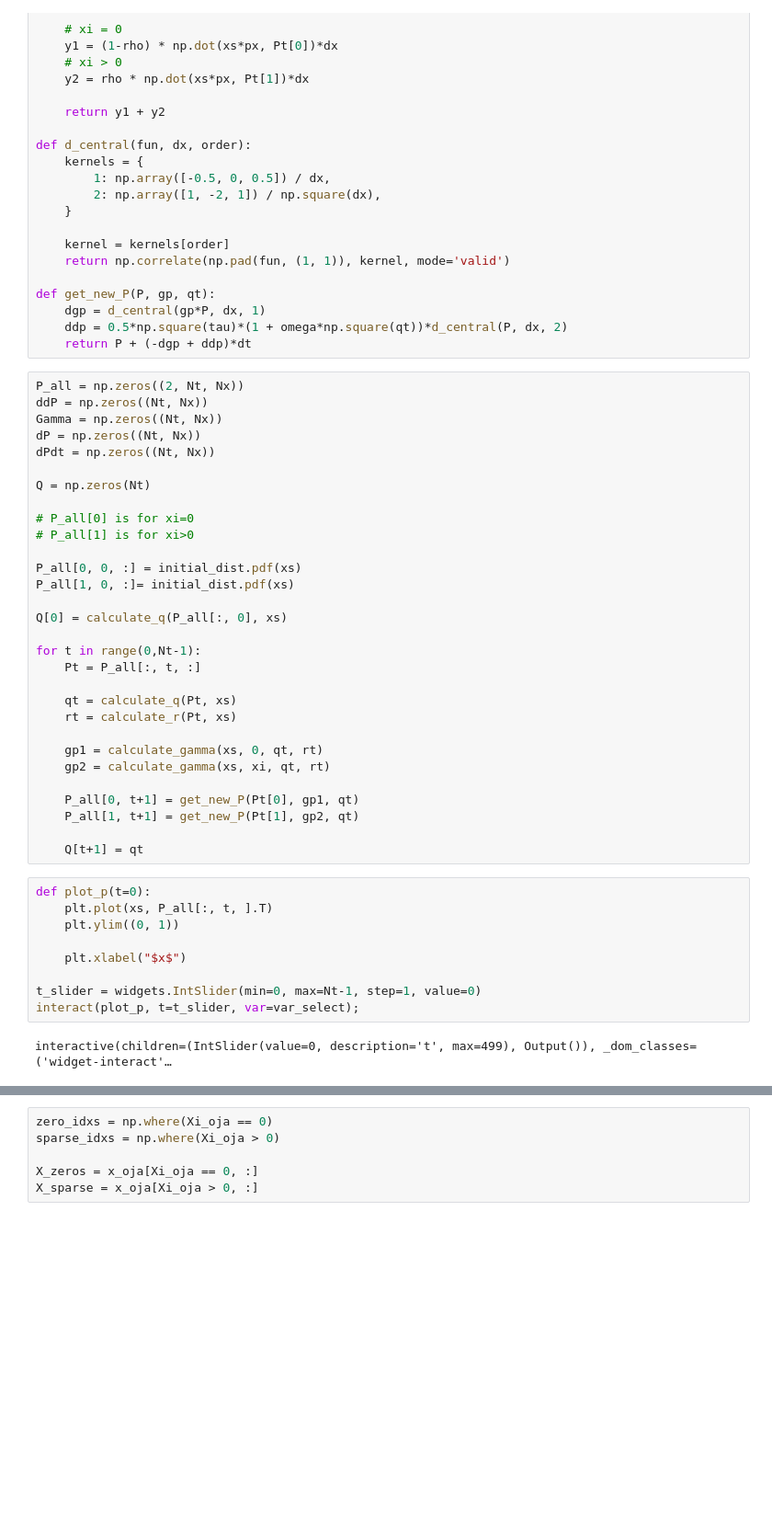
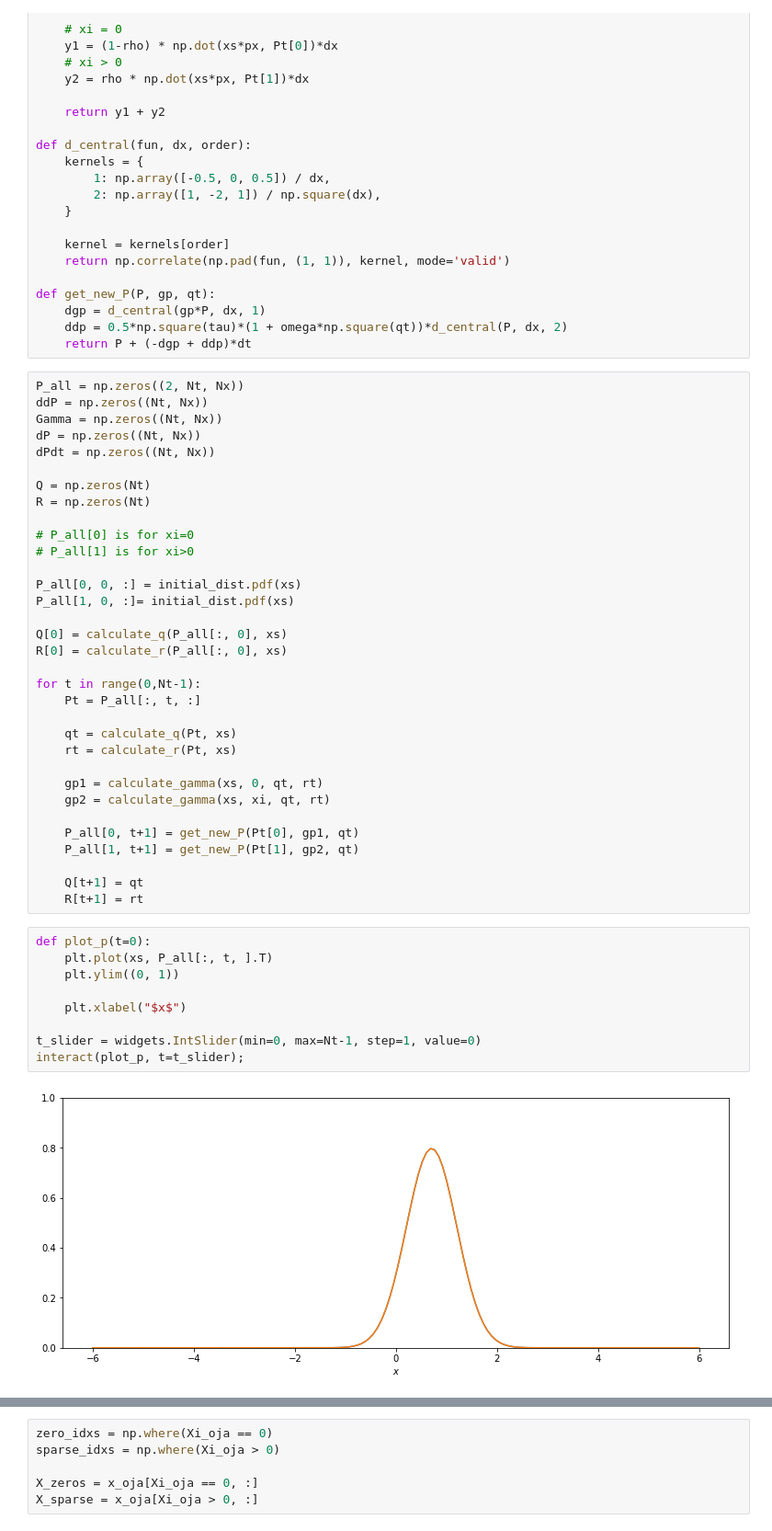
Before and after one commit to ceteke/sparse-pca, a Jupyter notebook: nbs/solve-pde.ipynb, the cells around one changed output, grey strips where cells are left out. Shown: that part at 92% size. Drawn from its saved outputs; the diff is of its cells as text; blank space fills up the shorter version.

```diff
--- a/nbs/solve-pde.ipynb
+++ b/nbs/solve-pde.ipynb
@@ -73,6 +73,7 @@ dP = np.zeros((Nt, Nx))
 dPdt = np.zeros((Nt, Nx))
 
 Q = np.zeros(Nt)
+R = np.zeros(Nt)
 
 # P_all[0] is for xi=0
 # P_all[1] is for xi>0
@@ -81,6 +82,7 @@ P_all[0, 0, :] = initial_dist.pdf(xs)
 P_all[1, 0, :]= initial_dist.pdf(xs)
 
 Q[0] = calculate_q(P_all[:, 0], xs)
+R[0] = calculate_r(P_all[:, 0], xs)
 
 for t in range(0,Nt-1):
     Pt = P_all[:, t, :]
@@ -95,17 +97,18 @@ for t in range(0,Nt-1):
     P_all[1, t+1] = get_new_P(Pt[1], gp2, qt)
 
     Q[t+1] = qt
+    R[t+1] = rt
 # %%
 def plot_p(t=0):
     plt.plot(xs, P_all[:, t, ].T)
     plt.ylim((0, 1))
 
     plt.xlabel("$x$")
 
 t_slider = widgets.IntSlider(min=0, max=Nt-1, step=1, value=0)
-interact(plot_p, t=t_slider, var=var_select);
+interact(plot_p, t=t_slider);
 # %% [output]
-interactive(children=(IntSlider(value=0, description='t', max=499), Output()), _dom_classes=('widget-interact'…
+[figure, added]
 # %%
 plt.plot(Q)
 # %% [output]
```
Also changed, not shown: parts of 7 cells of this notebook, 5 other files.
